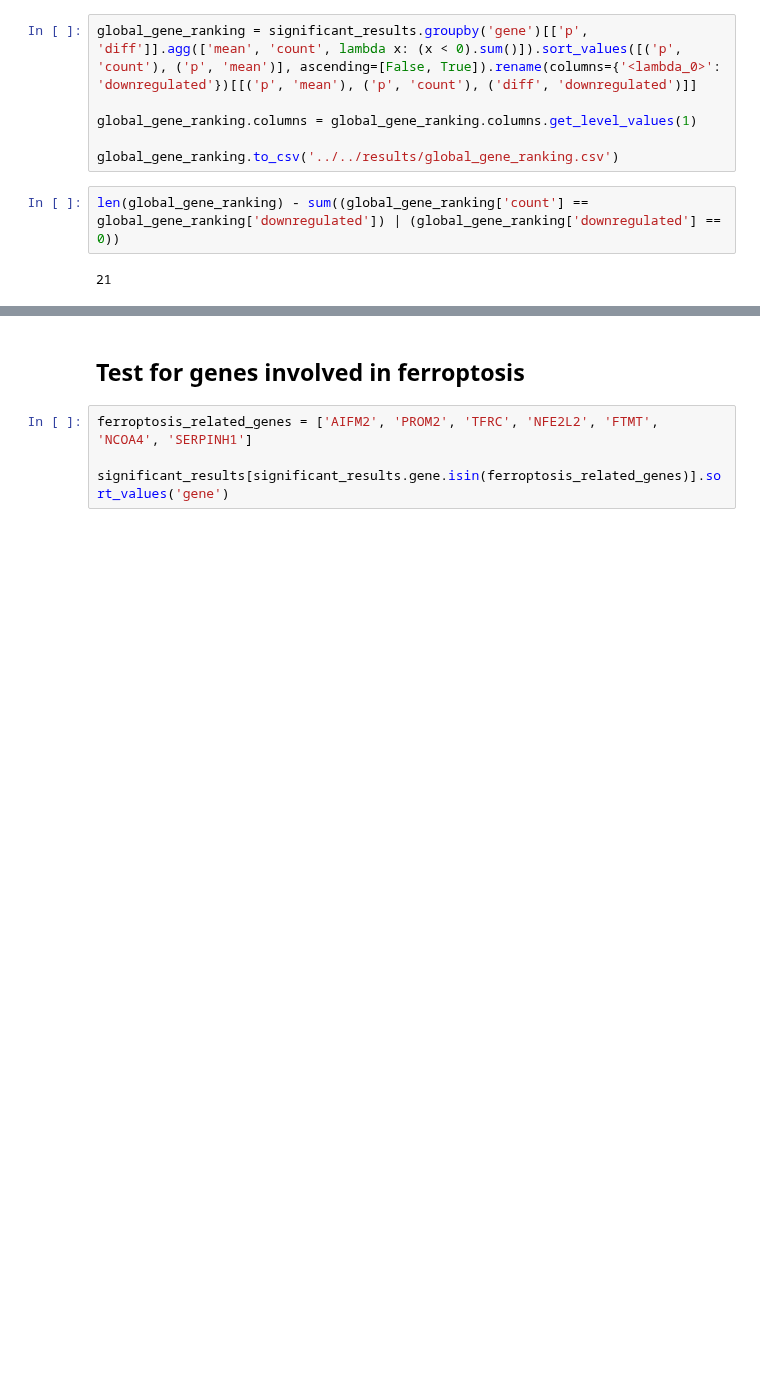
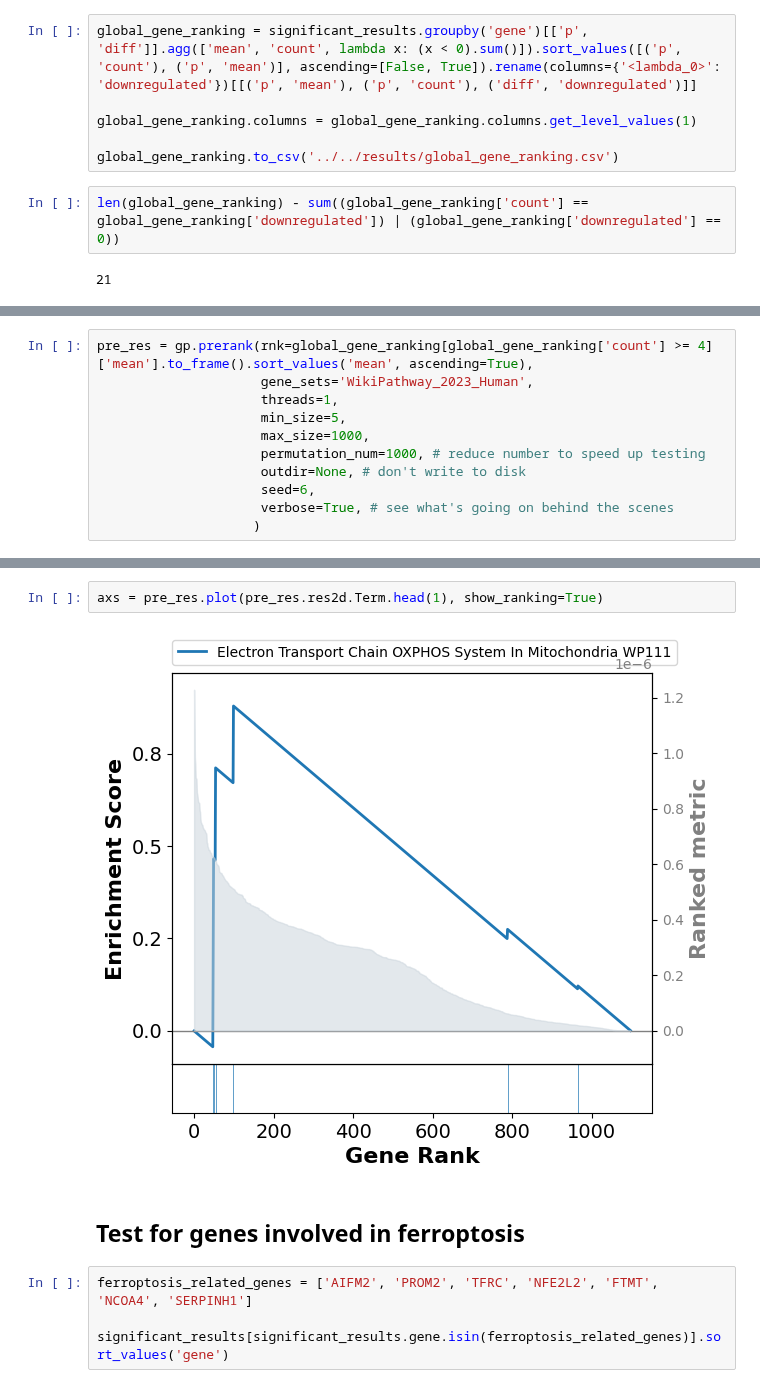
Before and after one commit to MaciejPiernik/ibd, a Jupyter notebook: ibd/notebooks/hydrogen_peroxide.ipynb, the cells around one changed output, grey strips where cells are left out. Saved outputs shown, nothing was run; the diff lists cells and outputs as text; blank space fills up the shorter version.

```diff
--- a/ibd/notebooks/hydrogen_peroxide.ipynb
+++ b/ibd/notebooks/hydrogen_peroxide.ipynb
@@ -429,0 +424,11 @@ len(global_gene_ranking) - sum((global_gene_ranking['count'] == global_gene_rank
+# %%
+pre_res = gp.prerank(rnk=global_gene_ranking[global_gene_ranking['count'] >= 4]['mean'].to_frame().sort_values('mean', ascending=True),
+                     gene_sets='WikiPathway_2023_Human',
+                     threads=1,
+                     min_size=5,
+                     max_size=1000,
+                     permutation_num=1000, # reduce number to speed up testing
+                     outdir=None, # don't write to disk
+                     seed=6,
+                     verbose=True, # see what's going on behind the scenes
+                    )
@@ -430,3 +456,7 @@ len(global_gene_ranking) - sum((global_gene_ranking['count'] == global_gene_rank
+# %%
+axs = pre_res.plot(pre_res.res2d.Term.head(1), show_ranking=True)
+# %% [output]
+[figure, added]
 # %% [markdown]
 ## Test for genes involved in ferroptosis
 # %%
```
Also changed, not shown: parts of 22 cells of this notebook, 4 other files.
